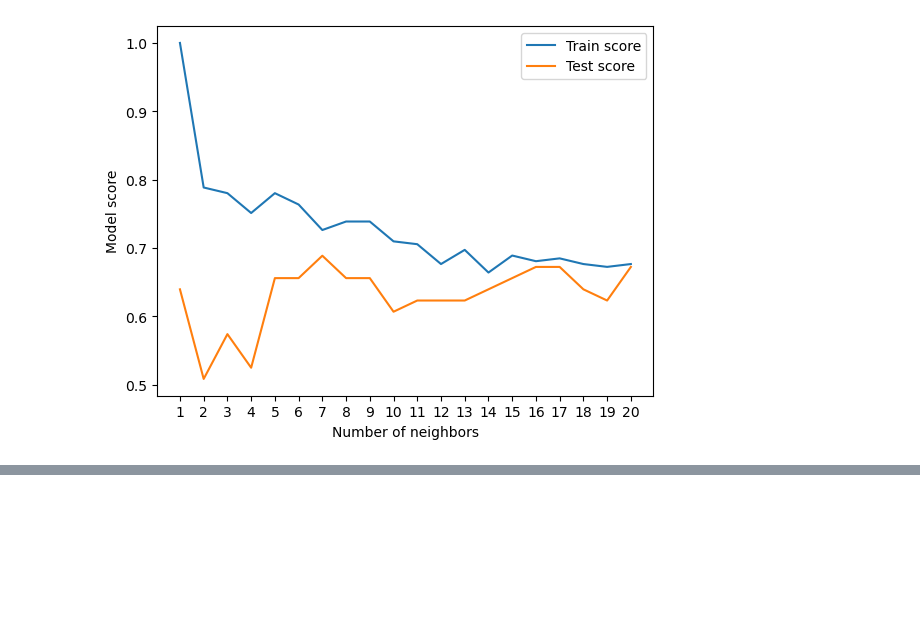
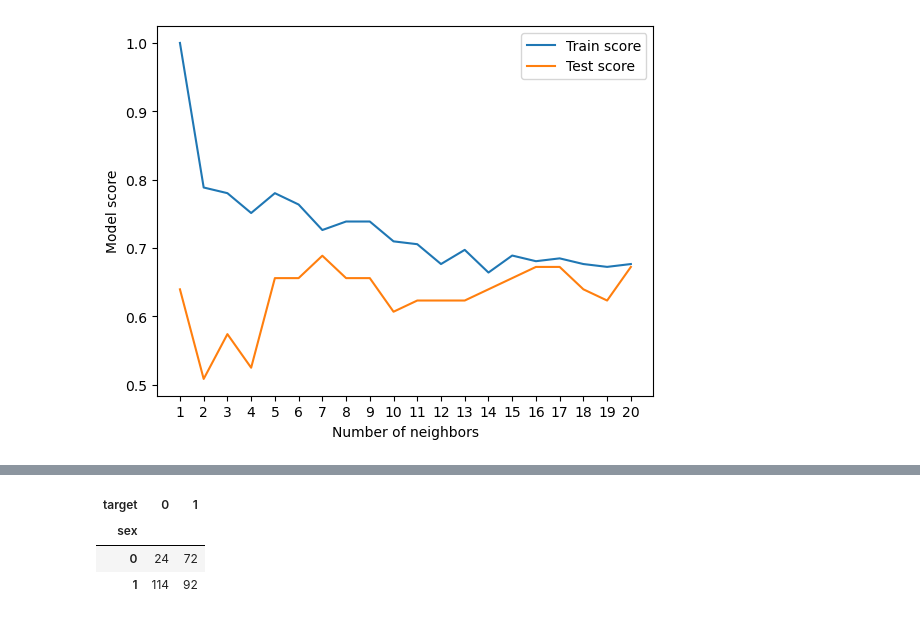
Before and after one commit to ilkeery/heart-disease-classifier, a Jupyter notebook: heart-disease-classification.ipynb, the cells around one changed output, grey strips where cells are left out. Cells and saved outputs as stored; diff of their text form; code cells hidden in the pictures; blank space fills up the shorter version.

```diff
--- a/heart-disease-clasification.ipynb
+++ b/heart-disease-classification.ipynb
@@ -848,0 +888,7 @@ Which feature contributed most to the outcome?
+# %%
+pd.crosstab(df["sex"], df["target"])
+# %% [output]
+| target | 0 | 1 |
+| sex |  |  |
+| 0 | 24 | 72 |
+| 1 | 114 | 92 |
```
Also changed, not shown: parts of 75 cells of this notebook.
